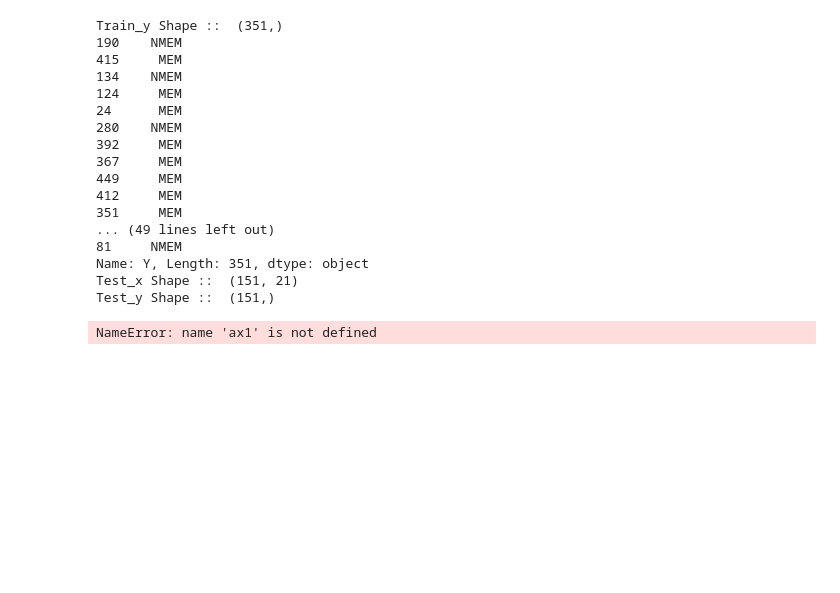
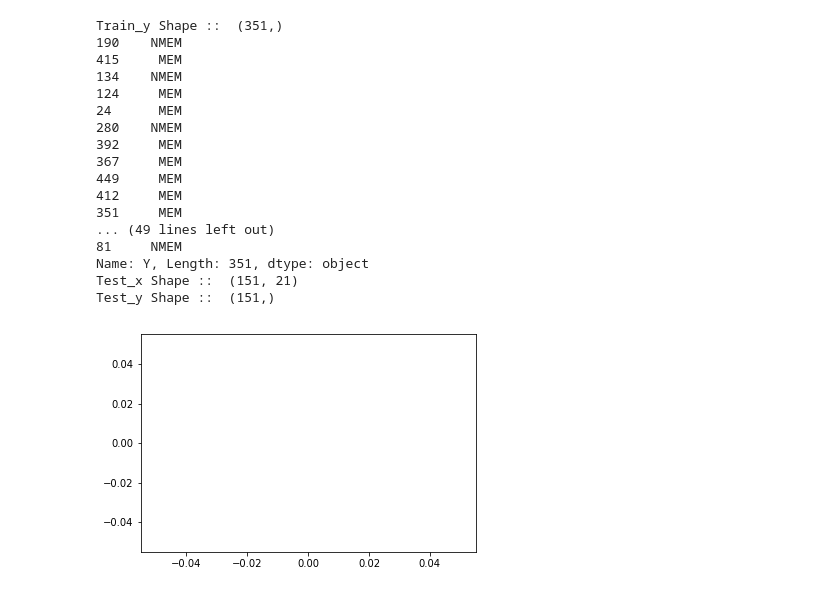
Before and after one commit to ankur-1989/ML-Challenge, a Jupyter notebook: Jupyter Notebook/ml-Challenge.ipynb, the cells around one changed output. Saved outputs shown, nothing was run; the diff lists cells and outputs as text; code cells hidden in the pictures; blank space fills up the shorter version.

Commit message:
Updates Notebook after Fixing first data instance.

```diff
--- a/Jupyter Notebook/ml-Challenge.ipynb
+++ b/Jupyter Notebook/ml-Challenge.ipynb
@@ -162,6 +162,7 @@ def random_forest_classifier(features, target):
 # %%
 data = np.genfromtxt(output_path, delimiter=',', skip_header=10,
                      skip_footer=10, names=['x', 'y', 'z'])
-ax1.plot(data['x'], data['y'], color='r', label='the data')
+plot.plot(data['x'], data['y'], color='r', label='the data')
+plot.show()
 # %% [output]
-NameError: name 'ax1' is not defined
+[figure, added]
```
